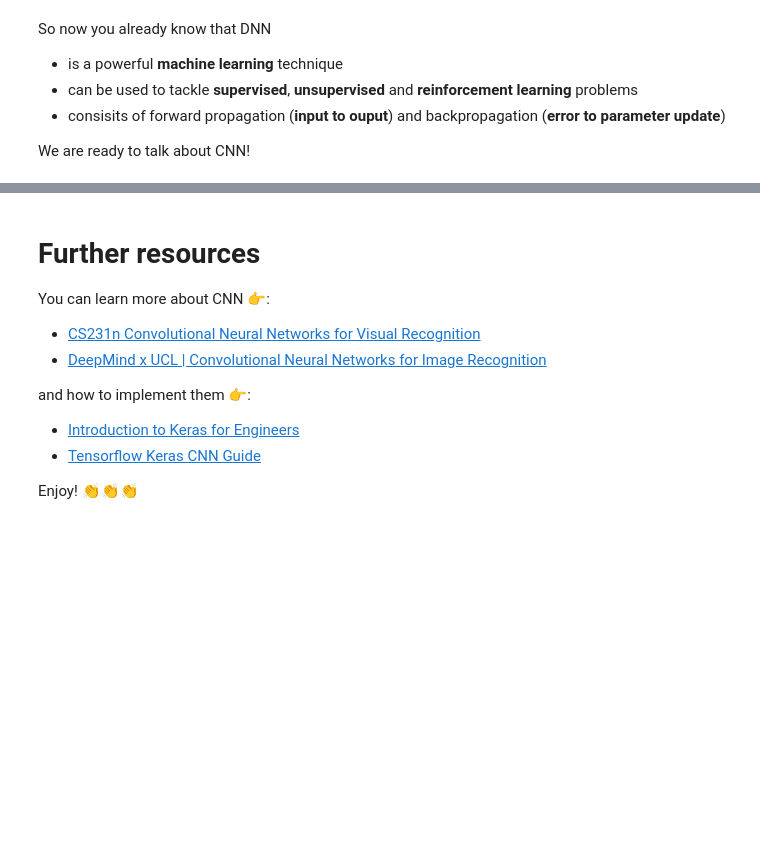
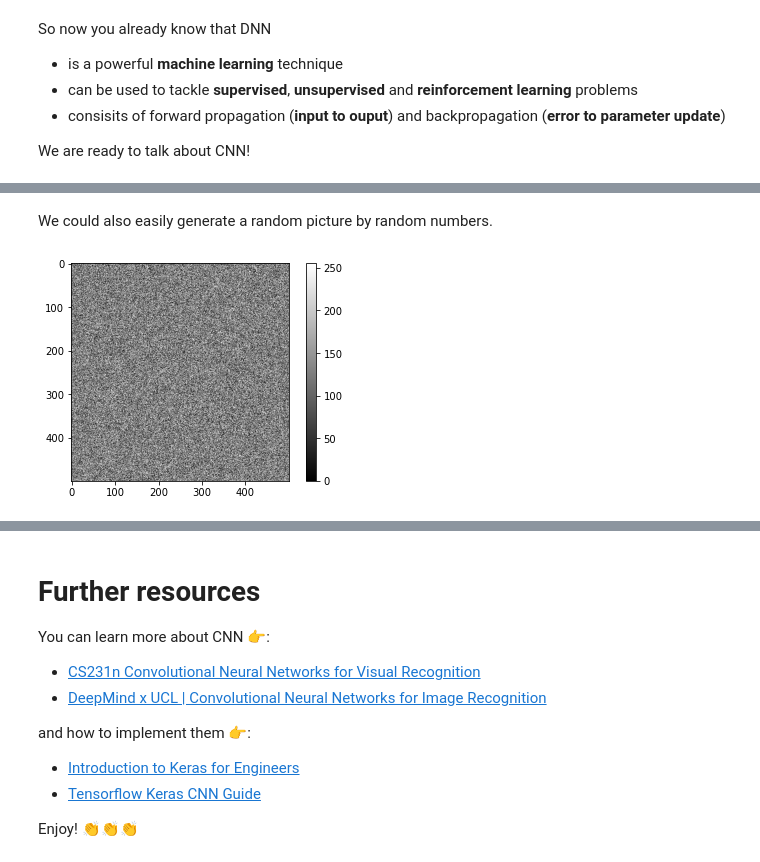
Before and after one commit to YangXiaozhou/CNN-COVID-19-classification-using-chest-CT-scan, a Jupyter notebook: notebooks/1-Introduction-to-convolutional-neural-network.ipynb, the cells around one changed output, grey strips where cells are left out. Drawn from its saved outputs; the diff is of its cells as text; code cells hidden in the pictures; blank space fills up the shorter version.

Commit message:
Notebook 1
- FInish notebook 1
- Add images
- update dependency

```diff
--- a/notebooks/1-Introduction-to-convolutional-neural-network.ipynb
+++ b/notebooks/1-Introduction-to-convolutional-neural-network.ipynb
@@ -97,0 +110,14 @@ In the next notebook,
+# %% [markdown]
+We could also easily generate a random picture by random numbers.
+# %%
+import numpy as np
+import matplotlib.pyplot as plt
+
+# Generate a 500-by-500 matrix with random integers between 0 and 255
+random_image = np.random.randint(low=0, high=256, size=[500, 500])
+
+# Plot the random image
+plt.imshow(random_image, cmap='gray')
+plt.colorbar();
+# %% [output]
+[figure, added]
```
Also changed, not shown: parts of 25 cells of this notebook, 11 other files.
